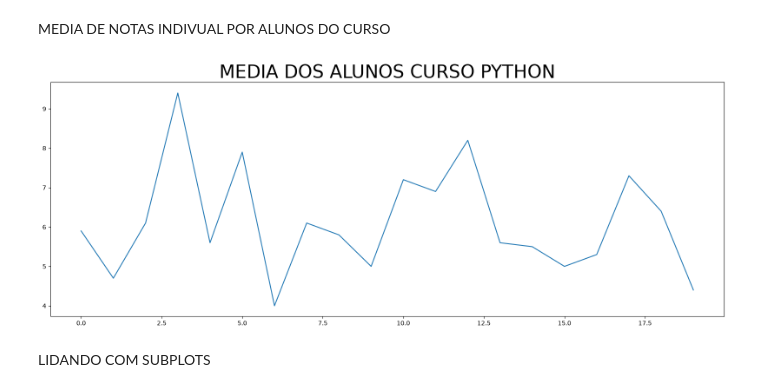
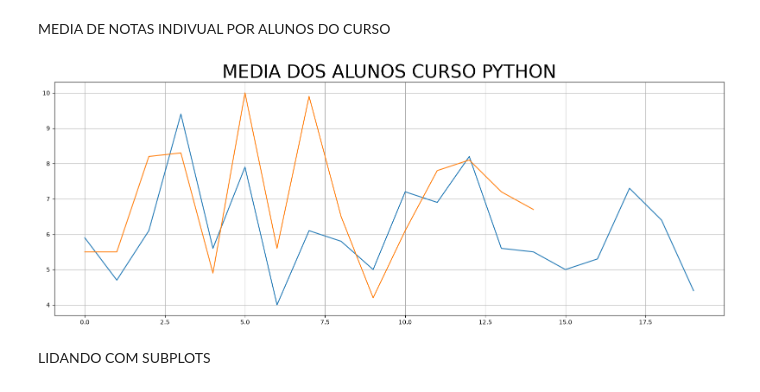
Before and after one commit to italoaraujosantos/aulas-analise-de-dados, a Jupyter notebook: aulas/analise de dados/matplotlib/grafico com pandas/exemplo cursos SENAI.ipynb, the cells around one changed output. Cells and saved outputs as stored; diff of their text form; code cells hidden in the pictures.

```diff
--- a/aulas/analise de dados/matplotlib/grafico com pandas/exemplo cursos SENAI.ipynb
+++ b/aulas/analise de dados/matplotlib/grafico com pandas/exemplo cursos SENAI.ipynb
@@ -64,21 +64,28 @@ MEDIA DE NOTAS INDIVUAL POR ALUNOS DO CURSO
 # %%
 notas_python =  df_alunos[
     df_alunos["Curso"] == "Python"
+].reset_index(drop=True)
+
+notas_java =  df_alunos[
+    df_alunos["Curso"] == "Java"
 ].reset_index(drop=True)
 
 plt.figure(figsize=(20,7))
 
 plt.plot(
     notas_python.index,
     notas_python["Media_Final"],
+    notas_java["Media_Final"]
 )
+
+plt.grid(True)
 
 plt.title("MEDIA DOS ALUNOS CURSO PYTHON", fontsize=30)
 plt.savefig("media_final_alunos_curso_python.png")
 
 plt.show()
 # %% [output]
-[figure, old version]
+[figure, new version]
 # %% [markdown]
 LIDANDO COM SUBPLOTS
 # %%
```
Also changed, not shown: 1 other file.
